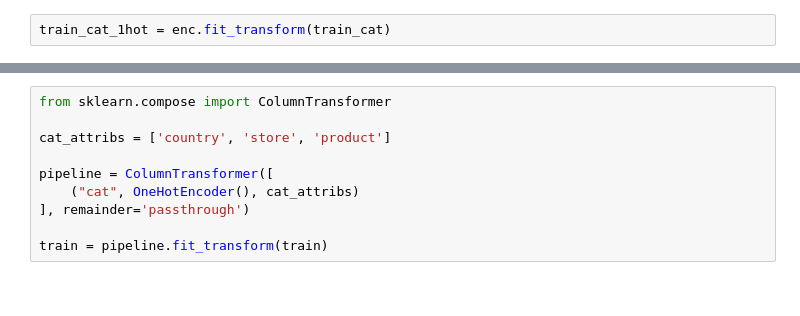
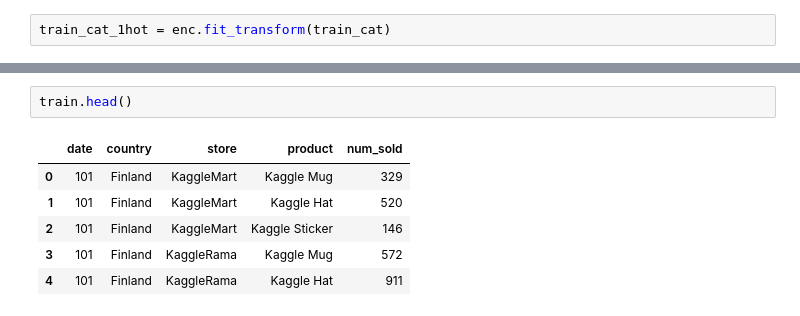
Before and after one commit to satani99/TPG_0122, a Jupyter notebook: tpg-0122.ipynb, the cells around one changed output, grey strips where cells are left out. Saved outputs shown, nothing was run; the diff lists cells and outputs as text.

Commit message:
Kaggle Notebook | TPG_0122 | Version 7

```diff
--- a/tpg-0122.ipynb
+++ b/tpg-0122.ipynb
@@ -68,10 +209,9 @@ enc.categories_
-# %%
-from sklearn.compose import ColumnTransformer
-
-cat_attribs = ['country', 'store', 'product']
-
-pipeline = ColumnTransformer([
-    ("cat", OneHotEncoder(), cat_attribs)
-], remainder='passthrough')
-
-train = pipeline.fit_transform(train)
+# %%
+train.head()
+# %% [output]
+|  | date | country | store | product | num_sold |
+| 0 | 101 | Finland | KaggleMart | Kaggle Mug | 329 |
+| 1 | 101 | Finland | KaggleMart | Kaggle Hat | 520 |
+| 2 | 101 | Finland | KaggleMart | Kaggle Sticker | 146 |
+| 3 | 101 | Finland | KaggleRama | Kaggle Mug | 572 |
+| 4 | 101 | Finland | KaggleRama | Kaggle Hat | 911 |
```
Also changed, not shown: parts of 31 cells of this notebook.
